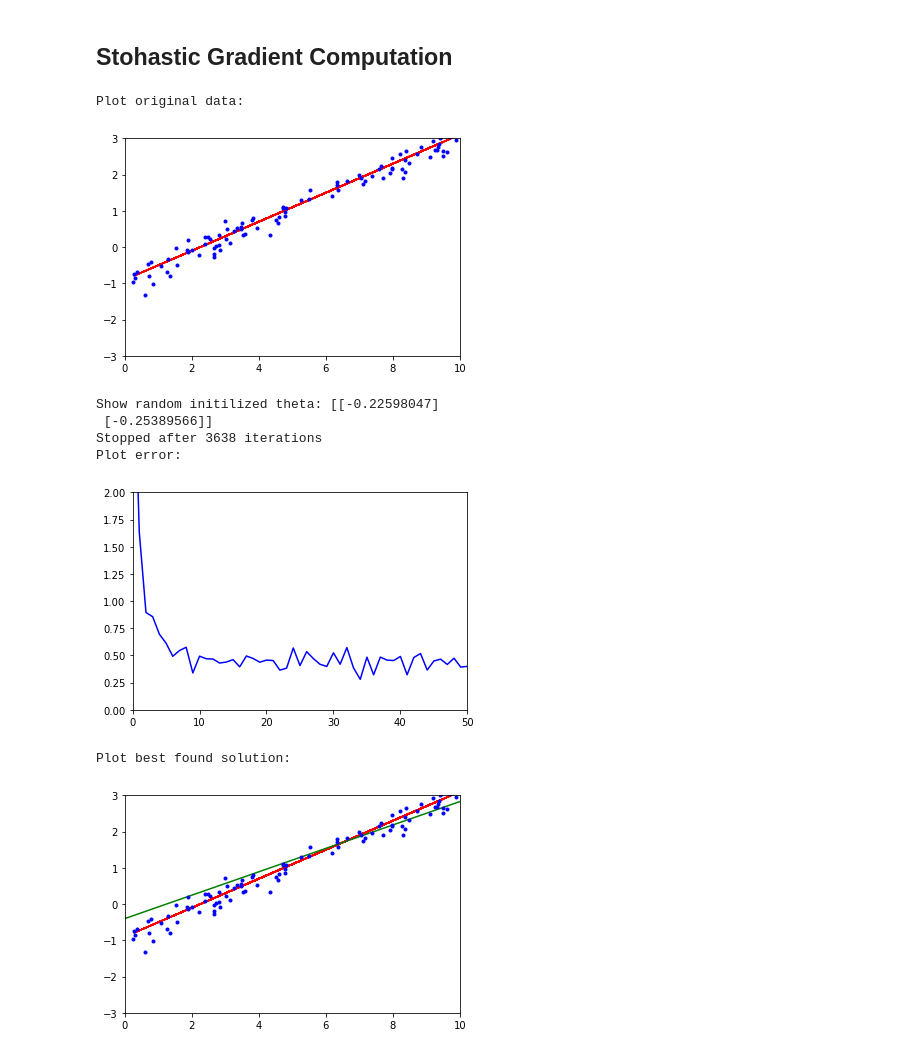
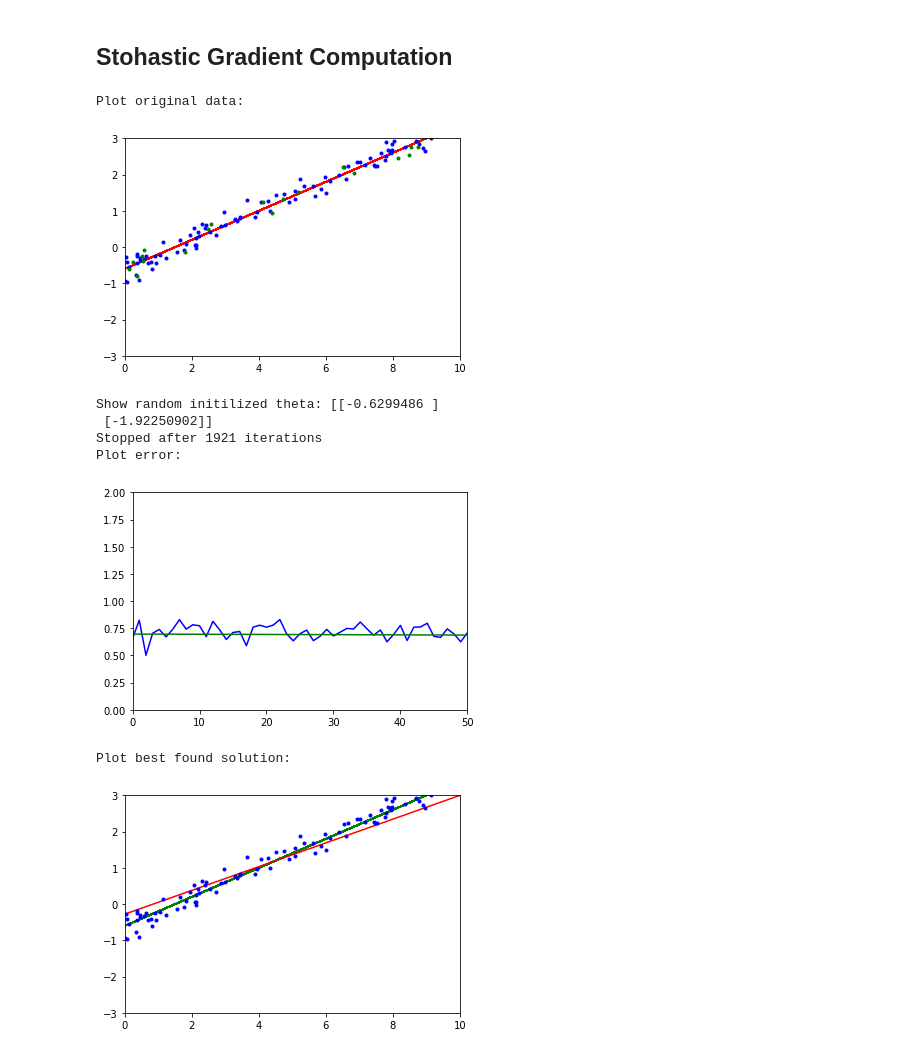
Before and after one commit to Xpitfire/handson-ml, a Jupyter notebook: 04_Exercisse_Math.ipynb, the cells around one changed output. Cells and saved outputs as stored; diff of their text form; code cells hidden in the pictures.

Commit message:
Added logit and validation

```diff
--- a/04_Exercisse_Math.ipynb
+++ b/04_Exercisse_Math.ipynb
@@ -586,43 +586,61 @@ import numpy as np
 import matplotlib.pyplot as plt
 
 m = 100
+test_set_percent = 0.2
+distortion_rate = 0.2
 
 # generate random data
 X = np.random.rand(m, 1) * 10
-y_func = X * 0.4 - 0.9
-y =  y_func + np.random.randn(m, 1) * 0.2
+y_func = X * 0.4 - 0.6
+y =  y_func + np.random.randn(m, 1) * distortion_rate
+
+# validation data
+m_val = int(m * test_set_percent)
+X_val = np.random.rand(m_val, 1) * 10
+y_val_func = X_val * 0.4 - 0.6
+y_val = y_val_func + np.random.randn(m_val, 1) * distortion_rate
 
 plt.plot(X, y_func, 'r--')
-plt.plot(X, y, "b.")
+plt.plot(X, y, 'b.')
+plt.plot(X_val, y_val, 'g.')
 plt.plot()
 plt.axis([0, 10, -3, 3])
 print('Plot original data:')
 plt.show()
 
 # define learning schedule
-n_epochs = 2000
-mini_batch = 20
+n_epochs = 1000
+mini_batch = 10
 t0, t1 = 3, 100 # learning schedule
 output = 2
 
+# set early stopping conditions
+early_stopping = n_epochs / 2
+
 def learning_schedule(t):
-    return t0 / (t + t1)
+    return t0 / (t1 + t)
+
+def activation_function(X):
+    return 1/(1+np.exp(-X))
 
 # define input values
 X_b = np.c_[np.ones((100, 1)), X]
 X_input = X_b
+X_val_b = np.c_[np.ones((m_val, 1)), X_val]
+
+# preprocess data
+y_out = activation_function(y)
+y_val_out = activation_function(y_val)
 
 # random initialization of theta
 theta = np.random.randn(output, 1)
 print('Show random initilized theta:', theta)
 
-# set env parameters
+# set training parameters
 train_errors = []
+val_errors = []
 bst_train_error = np.inf
 bst_theta = theta
-
-# set early stopping conditions
-early_stopping = 10 * mini_batch
 stop_cnt = 0
 iterations = 0
 
@@ -631,55 +649,61 @@ try:
     for epoch in range(n_epochs):
         # get random indices
         shuffle_index = np.random.permutation(m)
-        X_train, y_train = X_input[shuffle_index], y[shuffle_index]
+        X_train, y_train = X_input[shuffle_index], y_out[shuffle_index]
         for i in range(0, m, mini_batch):
             # select batches
             X_train_batch = X_train[i:i+mini_batch]
             y_train_batch = y_train[i:i+mini_batch]
             # compute intermediate results
-            X_dot_theta = X_train_batch.dot(theta)
+            logits = activation_function(X_train_batch.dot(theta))
             # compute gradients
-            gradients = (2/m) * X_train_batch.T.dot(X_dot_theta - y_train_batch)
-            theta = theta - learning_schedule(epoch * mini_batch + i) * gradients
+            gradients = (2/m) * X_train_batch.T.dot(logits - y_train_batch)
+            learning_rate = learning_schedule(epoch * mini_batch + i)
+            theta = theta - learning_rate * gradients
             # compute error
-            error = np.sqrt((1/mini_batch) * np.sum((X_dot_theta - y_train_batch)**2))
-            train_errors.append(error)
+            train_error = np.sqrt((1/mini_batch) * np.sum((logits - y_train_batch)**2))
+            train_errors.append(train_error)
+            val_error = np.sqrt((1/m_val) * np.sum((activation_function(X_val_b.dot(theta)) - y_val_out)**2))
+            val_errors.append(val_error)
             iterations += 1
-            if error < bst_train_error:
-                bst_train_error = mean_error
+            if train_error < bst_train_error:
+                bst_train_error = train_error
                 bst_theta = theta
-            elif iterations >= int(n_epochs / 2):
+                stop_cnt = 0
+            else:
                 stop_cnt += 1
                 if stop_cnt >= early_stopping:
                     raise StopIteration
 except StopIteration:
     print('Stopped after {} iterations'.format(iterations))
 
 # plot error
-plt.plot(range(0, iterations, 1), train_errors, "b-")
+x_iterations = range(0, iterations, 1)
+plt.plot(x_iterations, train_errors, "b-")
+plt.plot(x_iterations, val_errors, "g-")
 plt.axis([0, 50, 0, 2])
 print('Plot error:')
 plt.show()
 
 # test with new data
 X_new = np.linspace(0, 10, m).reshape(m, 1)
 X_new_b = np.c_[np.ones((100, 1)), X_new]
 
 # plot best found solution
 y_new_pred = X_new_b.dot(bst_theta)
-plt.plot(X, y_func, 'r--')
-plt.plot(X_new, y_new_pred, "g-")
+plt.plot(X, y_func, 'g-')
+plt.plot(X_new, y_new_pred, "r-")
 plt.plot(X, y, "b.")
 plt.axis([0, 10, -3, 3])
 print('Plot best found solution:')
 plt.show()
 # %% [output]
 Plot original data:
-[figure, old version]
+[figure, new version]
-Show random initilized theta: [[-0.22598047]
- [-0.25389566]]
-Stopped after 3638 iterations
+Show random initilized theta: [[-0.6299486 ]
+ [-1.92250902]]
+Stopped after 1921 iterations
 Plot error:
-[figure, old version]
+[figure, new version]
 Plot best found solution:
-[figure, old version]
+[figure, new version]
```
